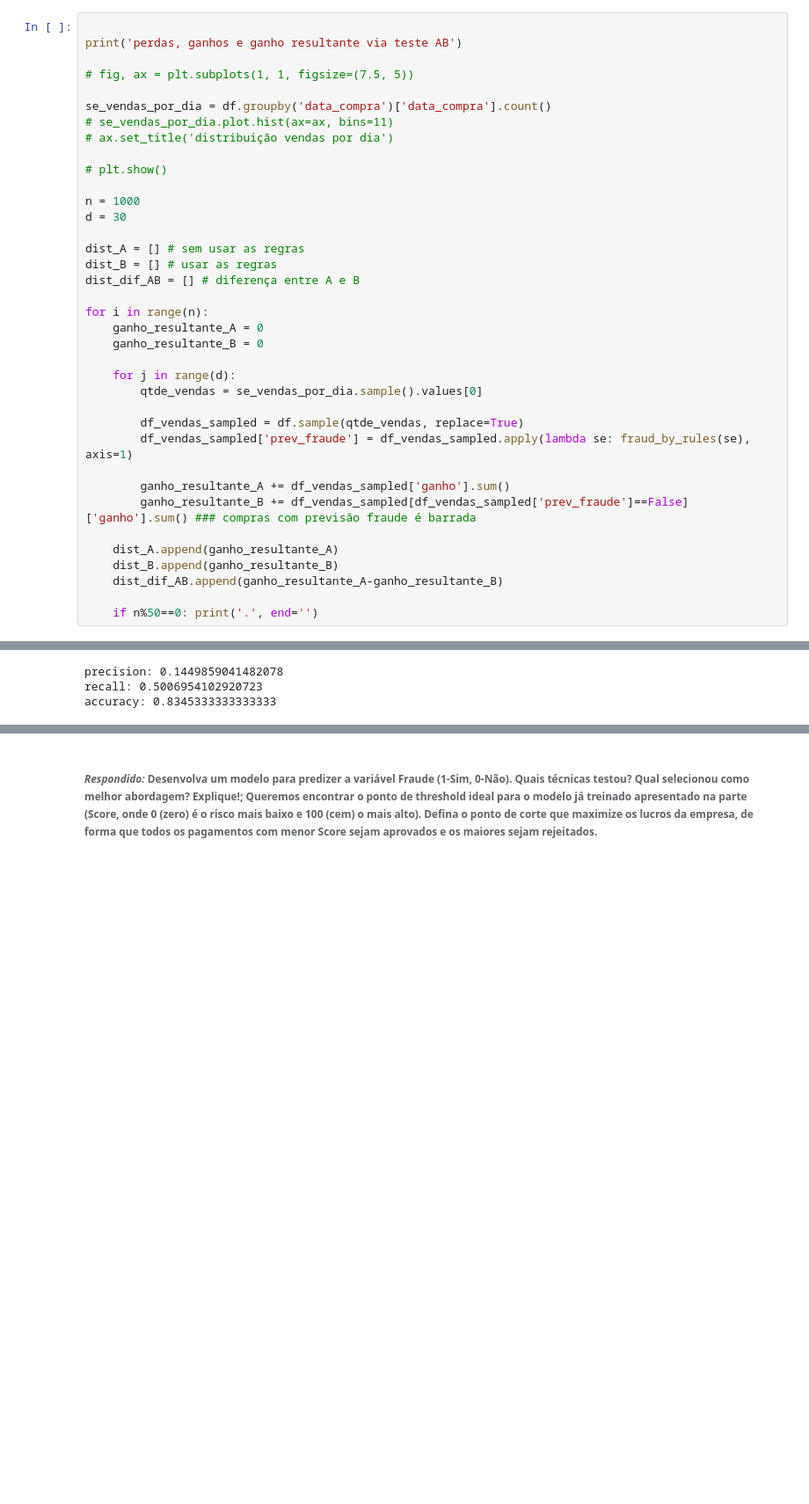
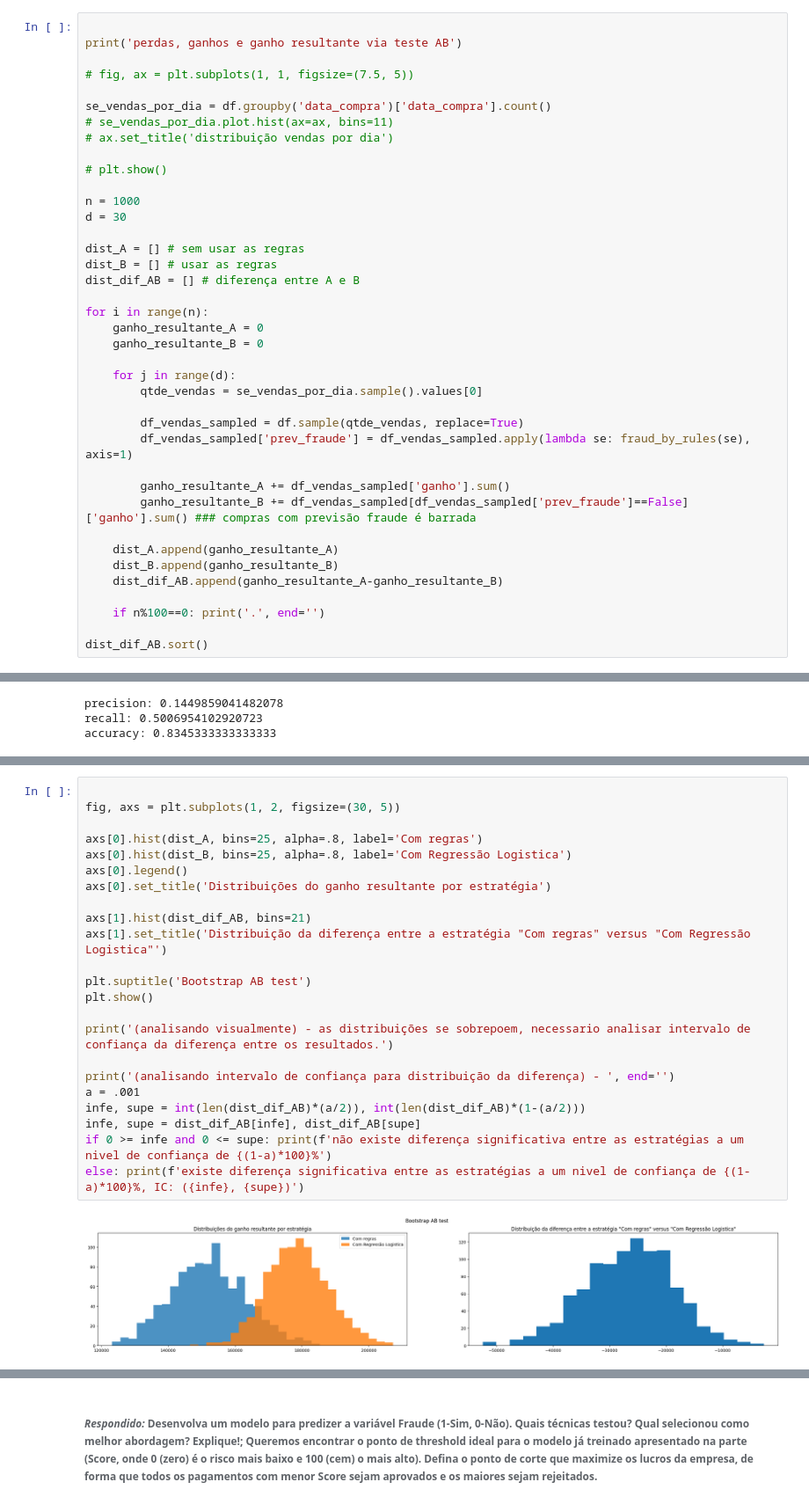
Before and after one commit to richardsantino/EBA-cases, a Jupyter notebook: 9. TCC/3 - fraude.ipynb, the cells around one changed output, grey strips where cells are left out. Shown at 88% size. Drawn from its saved outputs; the diff is of its cells as text; blank space fills up the shorter version.

```diff
--- a/9. TCC/3 - fraude.ipynb
+++ b/9. TCC/3 - fraude.ipynb
@@ -736,7 +736,9 @@ for i in range(n):
     dist_B.append(ganho_resultante_B)
     dist_dif_AB.append(ganho_resultante_A-ganho_resultante_B)
 
-    if n%50==0: print('.', end='')
+    if n%100==0: print('.', end='')
+
+dist_dif_AB.sort()
 # %% [output]
 perdas, ganhos e ganho resultante via teste AB
 ........................................................................................................................................................................................................ ...
@@ -1171,0 +1214,25 @@ accuracy: 0.8327333333333333
+# %%
+
+fig, axs = plt.subplots(1, 2, figsize=(30, 5))
+
+axs[0].hist(dist_A, bins=25, alpha=.8, label='Com regras')
+axs[0].hist(dist_B, bins=25, alpha=.8, label='Com Regressão Logistica')
+axs[0].legend()
+axs[0].set_title('Distribuições do ganho resultante por estratégia')
+
+axs[1].hist(dist_dif_AB, bins=21)
+axs[1].set_title('Distribuição da diferença entre a estratégia "Com regras" versus "Com Regressão Logistica"')
+
+plt.suptitle('Bootstrap AB test')
+plt.show()
+
+print('(analisando visualmente) - as distribuições se sobrepoem, necessario analisar intervalo de confiança da diferença entre os resultados.')
+
+print('(analisando intervalo de confiança para distribuição da diferença) - ', end='')
+a = .001
+infe, supe = int(len(dist_dif_AB)*(a/2)), int(len(dist_dif_AB)*(1-(a/2)))
+infe, supe = dist_dif_AB[infe], dist_dif_AB[supe]
+if 0 >= infe and 0 <= supe: print(f'não existe diferença significativa entre as estratégias a um nivel de confiança de {(1-a)*100}%')
+else: print(f'existe diferença significativa entre as estratégias a um nivel de confiança de {(1-a)*100}%, IC: ({infe}, {supe})')
+# %% [output]
+[figure, added]
```
Also changed, not shown: parts of 11 cells of this notebook.
